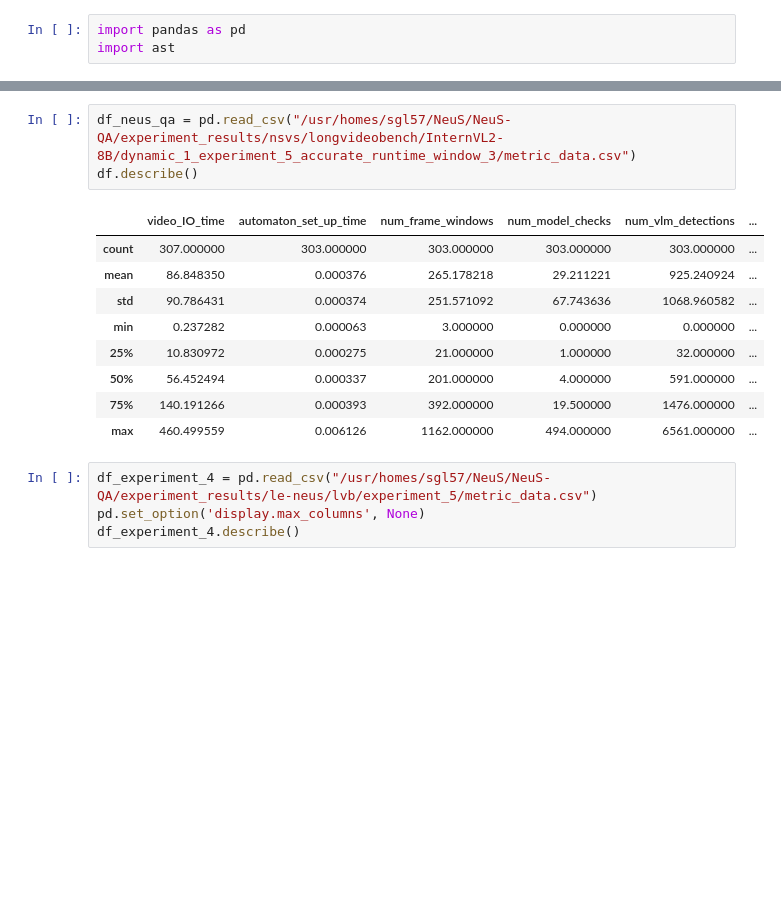
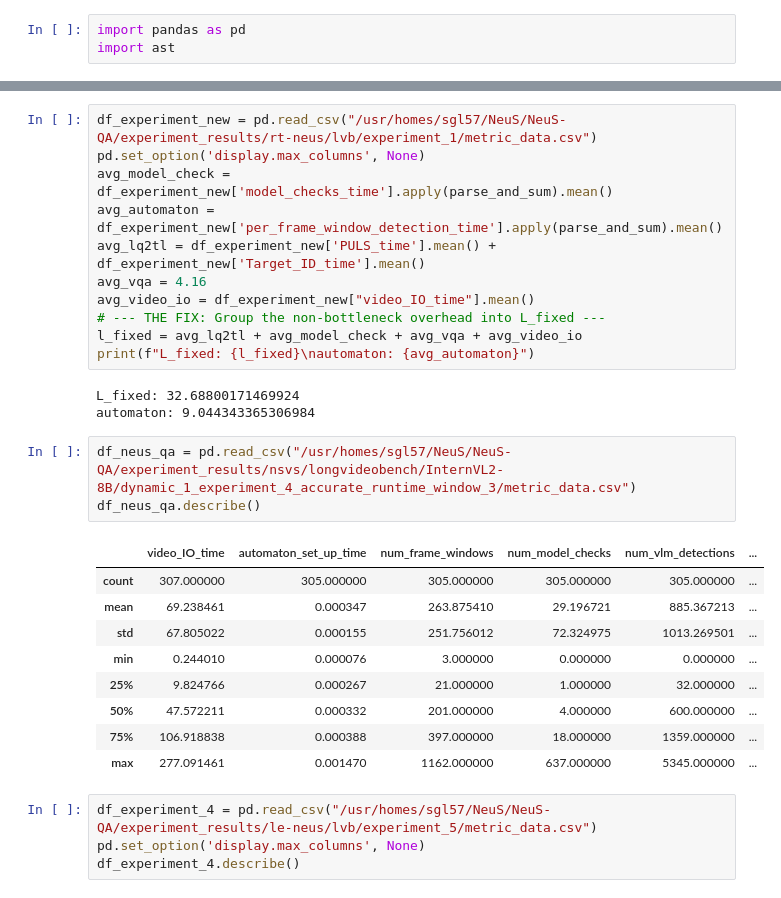
Before and after one commit to shawn-liang27/NeuS-QA, a Jupyter notebook: scripts/process_data.ipynb, the cells around one changed output, grey strips where cells are left out. Saved outputs shown, nothing was run; the diff lists cells and outputs as text; blank space fills up the shorter version.

```diff
--- a/scripts/process_data.ipynb
+++ b/scripts/process_data.ipynb
@@ -42,16 +338,30 @@ memory usage: 69.7+ KB
+# %%
+df_experiment_new = pd.read_csv("/usr/homes/sgl57/NeuS/NeuS-QA/experiment_results/rt-neus/lvb/experiment_1/metric_data.csv")
+pd.set_option('display.max_columns', None)
+avg_model_check = df_experiment_new['model_checks_time'].apply(parse_and_sum).mean()
+avg_automaton = df_experiment_new['per_frame_window_detection_time'].apply(parse_and_sum).mean()
+avg_lq2tl = df_experiment_new['PULS_time'].mean() + df_experiment_new['Target_ID_time'].mean()
+avg_vqa = 4.16
+avg_video_io = df_experiment_new["video_IO_time"].mean()
+# --- THE FIX: Group the non-bottleneck overhead into L_fixed ---
+l_fixed = avg_lq2tl + avg_model_check + avg_vqa + avg_video_io
+print(f"L_fixed: {l_fixed}\nautomaton: {avg_automaton}")
+# %% [output]
+L_fixed: 32.68800171469924
+automaton: 9.044343365306984
 # %%
-df_neus_qa = pd.read_csv("/usr/homes/sgl57/NeuS/NeuS-QA/experiment_results/nsvs/longvideobench/InternVL2-8B/dynamic_1_experiment_5_accurate_runtime_window_3/metric_data.csv")
-df.describe()
+df_neus_qa = pd.read_csv("/usr/homes/sgl57/NeuS/NeuS-QA/experiment_results/nsvs/longvideobench/InternVL2-8B/dynamic_1_experiment_4_accurate_runtime_window_3/metric_data.csv")
+df_neus_qa.describe()
 # %% [output]
 |  | video_IO_time | automaton_set_up_time | num_frame_windows | num_model_checks | num_vlm_detections | ... |
-| count | 307.000000 | 303.000000 | 303.000000 | 303.000000 | 303.000000 | ... |
-| mean | 86.848350 | 0.000376 | 265.178218 | 29.211221 | 925.240924 | ... |
-| std | 90.786431 | 0.000374 | 251.571092 | 67.743636 | 1068.960582 | ... |
-| min | 0.237282 | 0.000063 | 3.000000 | 0.000000 | 0.000000 | ... |
-| 25% | 10.830972 | 0.000275 | 21.000000 | 1.000000 | 32.000000 | ... |
-| 50% | 56.452494 | 0.000337 | 201.000000 | 4.000000 | 591.000000 | ... |
-| 75% | 140.191266 | 0.000393 | 392.000000 | 19.500000 | 1476.000000 | ... |
-| max | 460.499559 | 0.006126 | 1162.000000 | 494.000000 | 6561.000000 | ... |
+| count | 307.000000 | 305.000000 | 305.000000 | 305.000000 | 305.000000 | ... |
+| mean | 69.238461 | 0.000347 | 263.875410 | 29.196721 | 885.367213 | ... |
+| std | 67.805022 | 0.000155 | 251.756012 | 72.324975 | 1013.269501 | ... |
+| min | 0.244010 | 0.000076 | 3.000000 | 0.000000 | 0.000000 | ... |
+| 25% | 9.824766 | 0.000267 | 21.000000 | 1.000000 | 32.000000 | ... |
+| 50% | 47.572211 | 0.000332 | 201.000000 | 4.000000 | 600.000000 | ... |
+| 75% | 106.918838 | 0.000388 | 397.000000 | 18.000000 | 1359.000000 | ... |
+| max | 277.091461 | 0.001470 | 1162.000000 | 637.000000 | 5345.000000 | ... |
 # %%
 df_experiment_4 = pd.read_csv("/usr/homes/sgl57/NeuS/NeuS-QA/experiment_results/le-neus/lvb/experiment_5/metric_data.csv")
 pd.set_option('display.max_columns', None)
```
Also changed, not shown: parts of 7 cells of this notebook, 1 other file.
